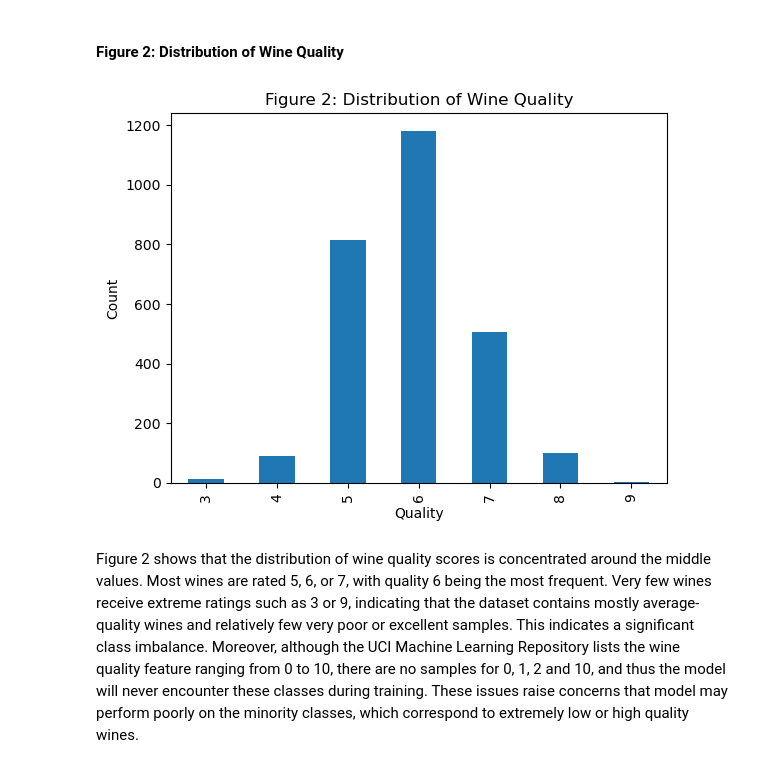
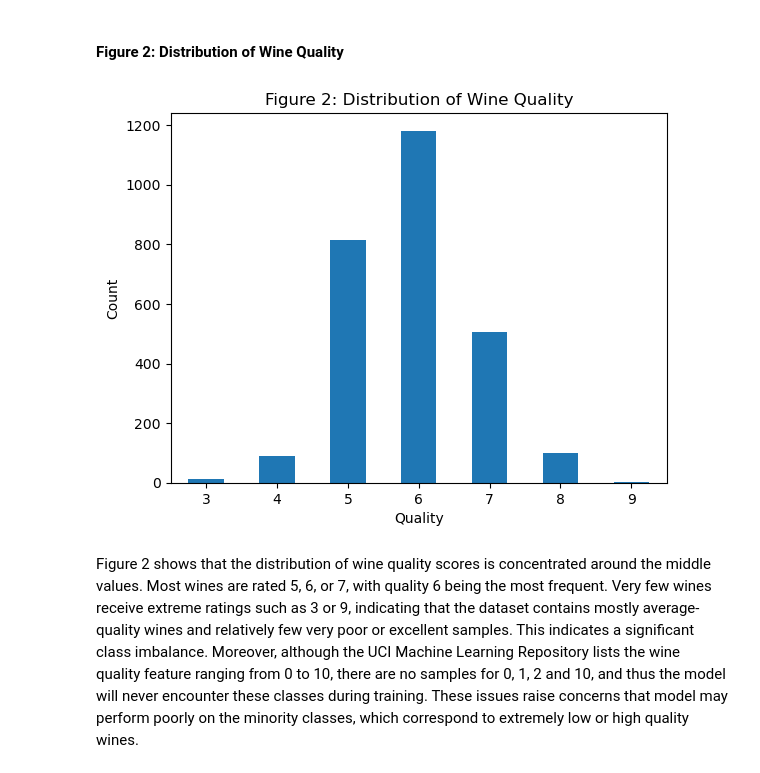
Before and after one commit to UBC-DSCI-310-2025W2/dsci-310-group-07, a Jupyter notebook: reports/white_wine_quality_analysis.ipynb, the cells around one changed output. Drawn from its saved outputs; the diff is of its cells as text; code cells hidden in the pictures.

Commit message:
fixed table rendering, fixed figure 2 label orientation, added eval metric explanation

```diff
--- a/reports/white_wine_quality_analysis.ipynb
+++ b/reports/white_wine_quality_analysis.ipynb
@@ -229,12 +229,13 @@ Summary statistics:
 # %%
 plt.figure()
 y_train.value_counts().sort_index().plot(kind="bar")
 plt.title("Figure 2: Distribution of Wine Quality")
 plt.xlabel("Quality")
 plt.ylabel("Count")
+plt.xticks(rotation=0)
 plt.show()
 # %% [output]
-[figure, old version]
+[figure, new version]
 # %% [markdown]
 Figure 2 shows that the distribution of wine quality scores is concentrated around the middle values. Most wines are rated 5, 6, or 7, with quality 6 being the most frequent. Very few wines receive extreme ratings such as 3 or 9, indicating that the dataset contains mostly average-quality wines and relatively few very poor or excellent samples. This indicates a significant class imbalance. Moreover, although the UCI Machine Learning Repository lists the wine quality feature ranging from 0 to 10, there are no samples for 0, 1, 2 and 10, and thus the model will never encounter these classes during training. These issues raise concerns that model may perform poorly on the minority classes, which correspond to extremely low or high quality wines.
 # %% [markdown]
```
Also changed, not shown: parts of 2 cells of this notebook.
